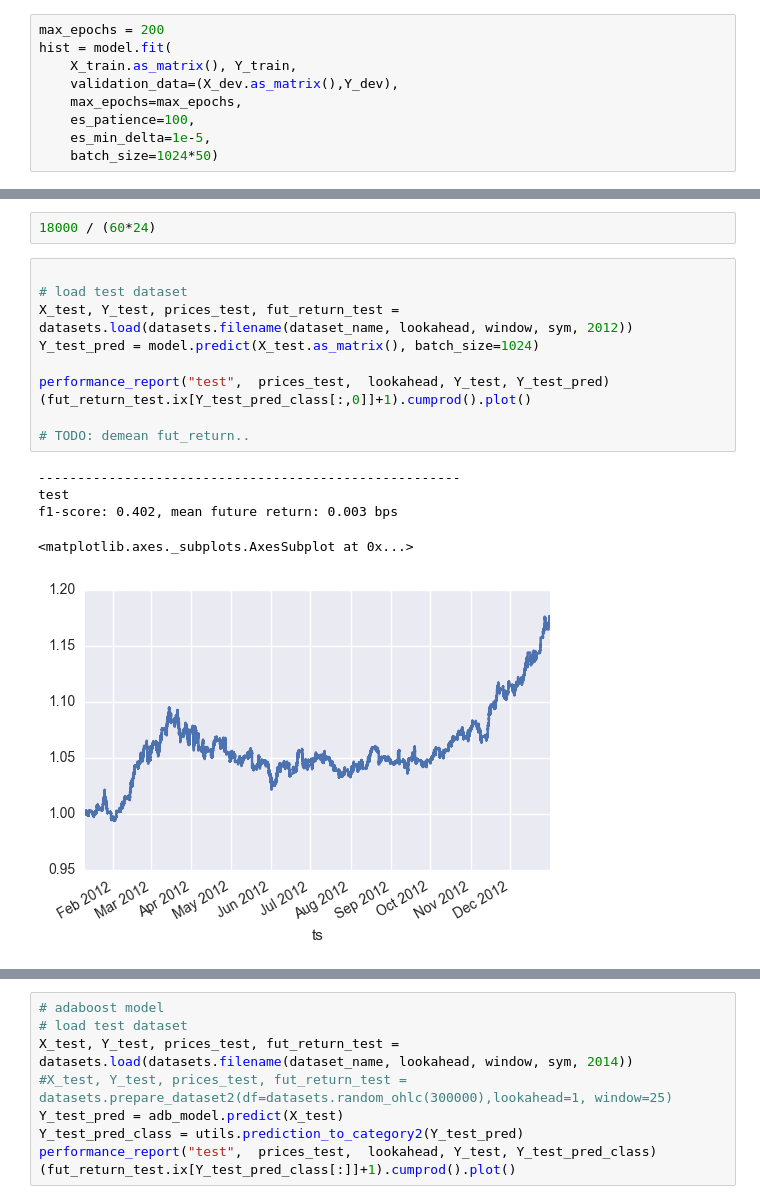
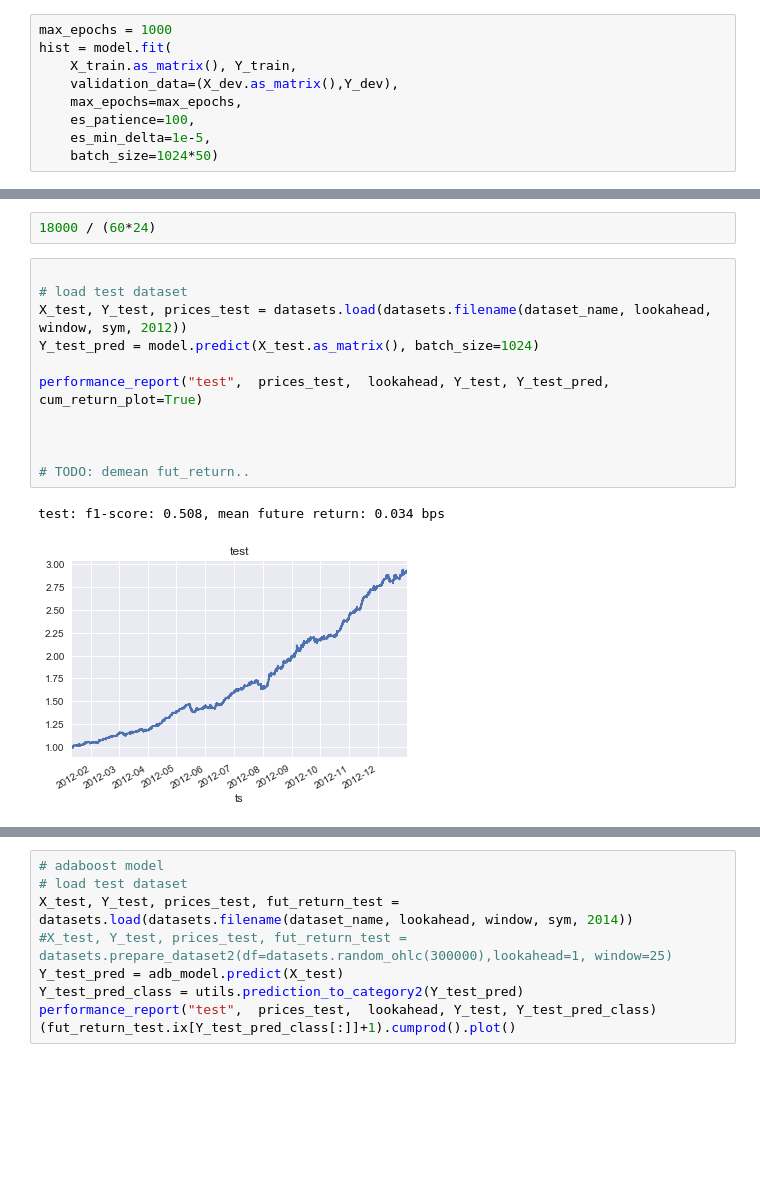
Before and after one commit to andrewwilson/mlnd_capstone, a Jupyter notebook: EvaluateModels.ipynb, the cells around one changed output, grey strips where cells are left out. Drawn from its saved outputs; the diff is of its cells as text; blank space fills up the shorter version.

```diff
--- a/EvaluateModels.ipynb
+++ b/EvaluateModels.ipynb
@@ -121,7 +125,7 @@ Non-trainable params: 0
 ____________________________________________________________________________________________________
 None
 # %%
-max_epochs = 200
+max_epochs = 1000
 hist = model.fit(
     X_train.as_matrix(), Y_train,
     validation_data=(X_dev.as_matrix(),Y_dev),
@@ -321,19 +344,17 @@ n_trade = 1000
 # %%
 
 # load test dataset
-X_test, Y_test, prices_test, fut_return_test = datasets.load(datasets.filename(dataset_name, lookahead, window, sym, 2012))
+X_test, Y_test, prices_test = datasets.load(datasets.filename(dataset_name, lookahead, window, sym, 2012))
 Y_test_pred = model.predict(X_test.as_matrix(), batch_size=1024)
 
-performance_report("test",  prices_test,  lookahead, Y_test, Y_test_pred)
-(fut_return_test.ix[Y_test_pred_class[:,0]]+1).cumprod().plot()
+performance_report("test",  prices_test,  lookahead, Y_test, Y_test_pred, cum_return_plot=True)
+
+
 
 # TODO: demean fut_return..
 # %% [output]
-------------------------------------------------------
-test
-f1-score: 0.402, mean future return: 0.003 bps
+test: f1-score: 0.508, mean future return: 0.034 bps
-<matplotlib.axes._subplots.AxesSubplot at 0x...>
-[figure, old version]
+[figure, new version]
 # %%
 # random forest model
 # load test dataset
```
Also changed, not shown: parts of 17 cells of this notebook, 2 other files.
